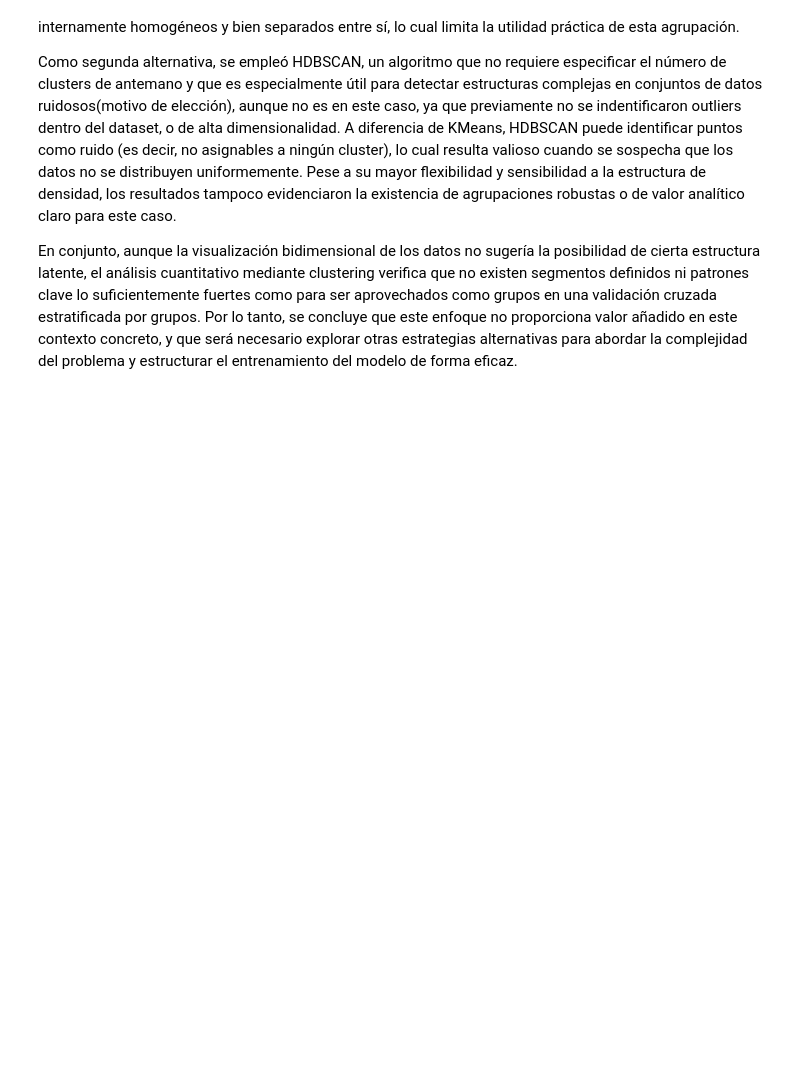
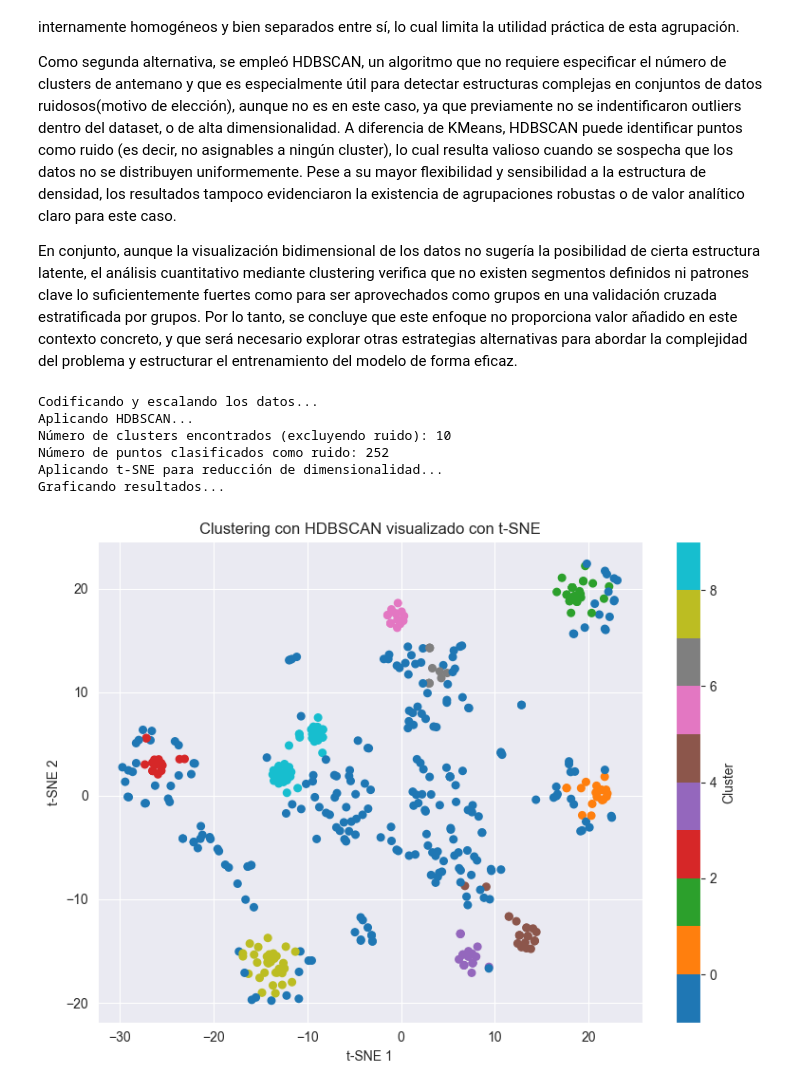
Before and after one commit to rperecam/test-exam, a Jupyter notebook: explore.ipynb, the cells around one changed output. Saved outputs shown, nothing was run; the diff lists cells and outputs as text; code cells hidden in the pictures; blank space fills up the shorter version.

Commit message:
"Evaluación de ruido y correcciones"

```diff
--- a/explore.ipynb
+++ b/explore.ipynb
@@ -275,3 +276,49 @@ En primer lugar, se aplicó KMeans evaluando diferentes números de clusters med
 Como segunda alternativa, se empleó HDBSCAN, un algoritmo que no requiere especificar el número de clusters de antemano y que es especialmente útil para detectar estructuras complejas en conjuntos de datos ruidosos(motivo de elección), aunque no es en este caso, ya que previamente no se indentificaron outliers dentro del dataset, o de alta dimensionalidad. A diferencia de KMeans, HDBSCAN puede identificar puntos como ruido (es decir, no asignables a ningún cluster), lo cual resulta valioso cuando se sospecha que los datos no se distribuyen uniformemente. Pese a su mayor flexibilidad y sensibilidad a la estructura de densidad, los resultados tampoco evidenciaron la existencia de agrupaciones robustas o de valor analítico claro para este caso.
 
 En conjunto, aunque la visualización bidimensional de los datos no sugería la posibilidad de cierta estructura latente, el análisis cuantitativo mediante clustering verifica que no existen segmentos definidos ni patrones clave lo suficientemente fuertes como para ser aprovechados como grupos en una validación cruzada estratificada por grupos. Por lo tanto, se concluye que este enfoque no proporciona valor añadido en este contexto concreto, y que será necesario explorar otras estrategias alternativas para abordar la complejidad del problema y estructurar el entrenamiento del modelo de forma eficaz.
+# %%
+def visualize_hdbscan_tsne(X):
+    """
+    Aplica codificación, escalado, clustering con HDBSCAN y visualización con t-SNE.
+
+    Parámetros:
+    - X: DataFrame de características (sin preprocesar)
+    """
+    print("Codificando y escalando los datos...")
+    X_encoded = pd.get_dummies(X, drop_first=True)
+    scaler = StandardScaler()
+    X_scaled = scaler.fit_transform(X_encoded)
+
+    print("Aplicando HDBSCAN...")
+    clusterer = hdbscan.HDBSCAN(min_cluster_size=10, prediction_data=True)
+    labels = clusterer.fit_predict(X_scaled)
+
+    print(f"Número de clusters encontrados (excluyendo ruido): {len(set(labels)) - (1 if -1 in labels else 0)}")
+    print(f"Número de puntos clasificados como ruido: {np.sum(labels == -1)}")
+
+    print("Aplicando t-SNE para reducción de dimensionalidad...")
+    tsne = TSNE(n_components=2, random_state=42, perplexity=30, n_iter=1000)
+    X_tsne = tsne.fit_transform(X_scaled)
+
+    print("Graficando resultados...")
+    plt.figure(figsize=(8, 6))
+    scatter = plt.scatter(X_tsne[:, 0], X_tsne[:, 1], c=labels, cmap='tab10', s=30)
+    plt.title('Clustering con HDBSCAN visualizado con t-SNE')
+    plt.xlabel('t-SNE 1')
+    plt.ylabel('t-SNE 2')
+    cbar = plt.colorbar(scatter)
+    cbar.set_label('Cluster')
+    plt.grid(True)
+    plt.tight_layout()
+    plt.show()
+
+# Ejecución
+visualize_hdbscan_tsne(X)
+# %% [output]
+Codificando y escalando los datos...
+Aplicando HDBSCAN...
+Número de clusters encontrados (excluyendo ruido): 10
+Número de puntos clasificados como ruido: 252
+Aplicando t-SNE para reducción de dimensionalidad...
+Graficando resultados...
+[figure, added]
```
Also changed, not shown: parts of 2 cells of this notebook, 1 other file.
